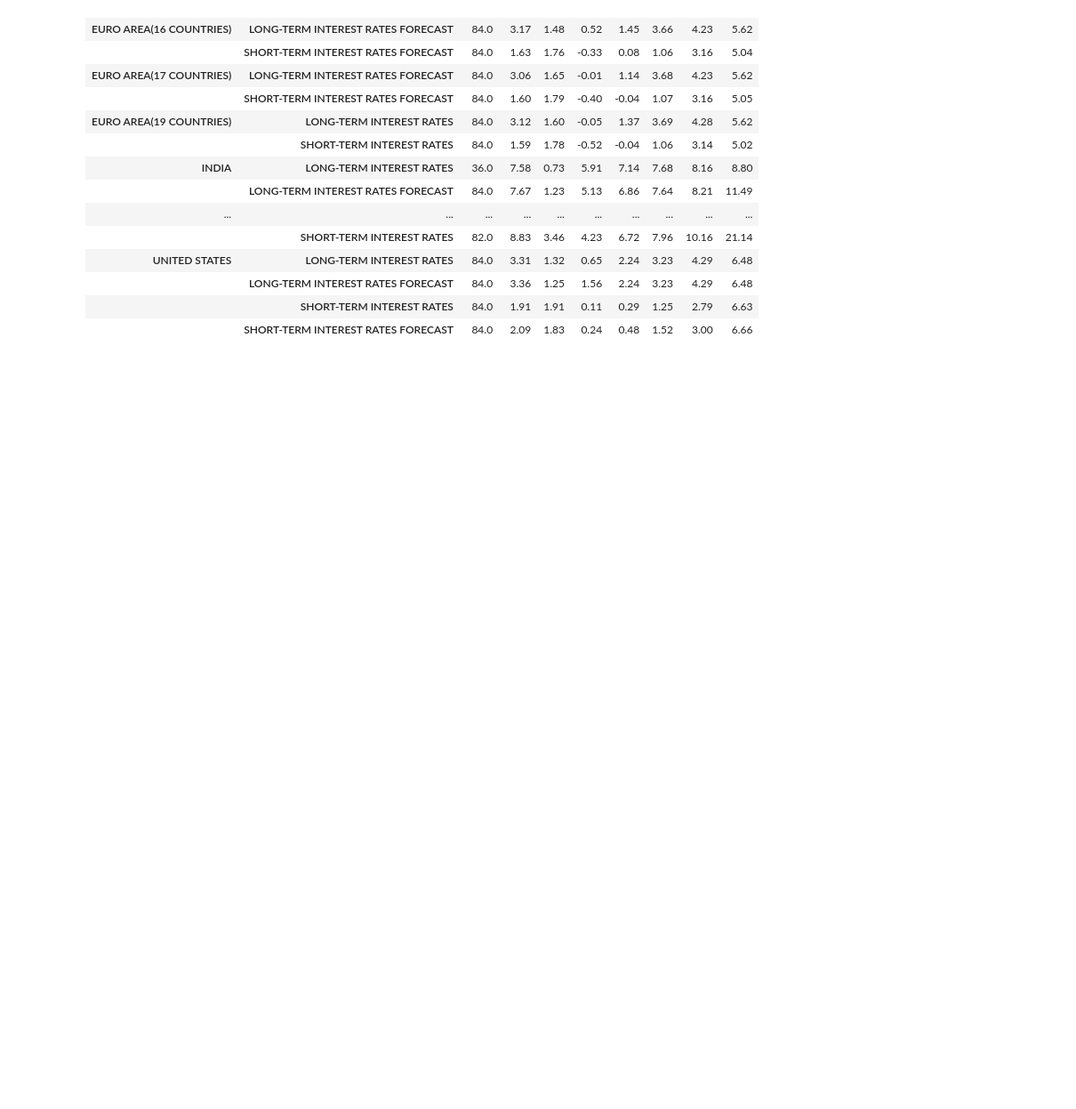
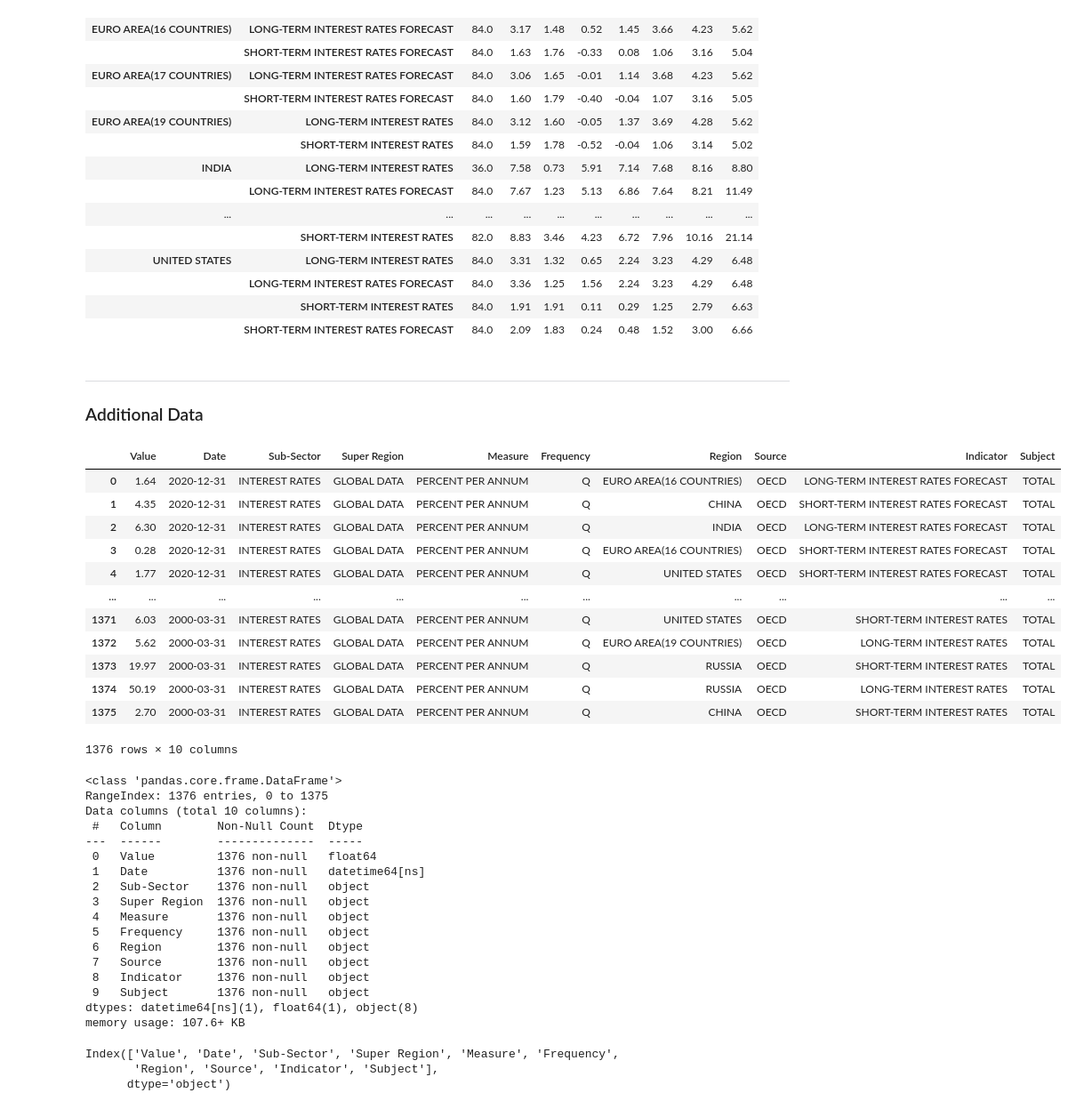
Before and after one commit to griffinbran/Scratchpad, a Jupyter notebook: code/RMDS-2021-Preview.ipynb, the cells around one changed output. Shown at 89% size. Cells and saved outputs as stored; diff of their text form; code cells hidden in the pictures; blank space fills up the shorter version.

```diff
--- a/code/RMDS-2021-Preview.ipynb
+++ b/code/RMDS-2021-Preview.ipynb
@@ -740,3 +767,74 @@ round(interestrates_df.groupby(['Region', 'Indicator']).describe(), 2)
 |  | LONG-TERM INTEREST RATES FORECAST | 84.0 | 3.36 | 1.25 | 1.56 | 2.24 | 3.23 | 4.29 | 6.48 |
 |  | SHORT-TERM INTEREST RATES | 84.0 | 1.91 | 1.91 | 0.11 | 0.29 | 1.25 | 2.79 | 6.63 |
 |  | SHORT-TERM INTEREST RATES FORECAST | 84.0 | 2.09 | 1.83 | 0.24 | 0.48 | 1.52 | 3.00 | 6.66 |
+# %% [markdown]
+---
+### Additional Data
+# %%
+# Sub-Sector: INTEREST RATES
+# Super Region: GLOBAL DATA
+# Measure: PERCENT PER ANNUM
+# Frequency: Q
+# Source: OECD
+# Subject: TOTAL
+
+interestrates_df = pd.read_csv('../data/oecd-interest-rates.csv',
+                               date_parser ='Date',
+                               infer_datetime_format = True)
+
+interestrates_df.Date = pd.to_datetime(interestrates_df.Date,
+                                           format = '%Y/%m/%d')
+def FuncName( df ):
+
+    redundant_cols = []
+
+    for col in df:
+        if df[col].value_counts().count()==1:
+            redundant_cols.append(col)
+    display(df[redundant_cols])
+    return redundant_cols
+
+#interestrates_df.drop(columns=['Sub-Sector',
+#                               'Super Region',
+#                               'Measure',
+#                               'Frequency',
+#                               'Source',
+#                               'Subject'], inplace=True)
+
+display(interestrates_df)
+interestrates_df.info()
+interestrates_df.columns
+# %% [output]
+|  | Value | Date | Sub-Sector | Super Region | Measure | Frequency | Region | Source | Indicator | Subject |
+| 0 | 1.64 | 2020-12-31 | INTEREST RATES | GLOBAL DATA | PERCENT PER ANNUM | Q | EURO AREA(16 COUNTRIES) | OECD | LONG-TERM INTEREST RATES FORECAST | TOTAL |
+| 1 | 4.35 | 2020-12-31 | INTEREST RATES | GLOBAL DATA | PERCENT PER ANNUM | Q | CHINA | OECD | SHORT-TERM INTEREST RATES FORECAST | TOTAL |
+| 2 | 6.30 | 2020-12-31 | INTEREST RATES | GLOBAL DATA | PERCENT PER ANNUM | Q | INDIA | OECD | LONG-TERM INTEREST RATES FORECAST | TOTAL |
+| 3 | 0.28 | 2020-12-31 | INTEREST RATES | GLOBAL DATA | PERCENT PER ANNUM | Q | EURO AREA(16 COUNTRIES) | OECD | SHORT-TERM INTEREST RATES FORECAST | TOTAL |
+| 4 | 1.77 | 2020-12-31 | INTEREST RATES | GLOBAL DATA | PERCENT PER ANNUM | Q | UNITED STATES | OECD | SHORT-TERM INTEREST RATES FORECAST | TOTAL |
+| ... | ... | ... | ... | ... | ... | ... | ... | ... | ... | ... |
+| 1371 | 6.03 | 2000-03-31 | INTEREST RATES | GLOBAL DATA | PERCENT PER ANNUM | Q | UNITED STATES | OECD | SHORT-TERM INTEREST RATES | TOTAL |
+| 1372 | 5.62 | 2000-03-31 | INTEREST RATES | GLOBAL DATA | PERCENT PER ANNUM | Q | EURO AREA(19 COUNTRIES) | OECD | LONG-TERM INTEREST RATES | TOTAL |
+| 1373 | 19.97 | 2000-03-31 | INTEREST RATES | GLOBAL DATA | PERCENT PER ANNUM | Q | RUSSIA | OECD | SHORT-TERM INTEREST RATES | TOTAL |
+| 1374 | 50.19 | 2000-03-31 | INTEREST RATES | GLOBAL DATA | PERCENT PER ANNUM | Q | RUSSIA | OECD | LONG-TERM INTEREST RATES | TOTAL |
+| 1375 | 2.70 | 2000-03-31 | INTEREST RATES | GLOBAL DATA | PERCENT PER ANNUM | Q | CHINA | OECD | SHORT-TERM INTEREST RATES | TOTAL |
+1376 rows × 10 columns
+<class 'pandas.core.frame.DataFrame'>
+RangeIndex: 1376 entries, 0 to 1375
+Data columns (total 10 columns):
+ #   Column        Non-Null Count  Dtype
+---  ------        --------------  -----
+ 0   Value         1376 non-null   float64
+ 1   Date          1376 non-null   datetime64[ns]
+ 2   Sub-Sector    1376 non-null   object
+ 3   Super Region  1376 non-null   object
+ 4   Measure       1376 non-null   object
+ 5   Frequency     1376 non-null   object
+ 6   Region        1376 non-null   object
+ 7   Source        1376 non-null   object
+ 8   Indicator     1376 non-null   object
+ 9   Subject       1376 non-null   object
+dtypes: datetime64[ns](1), float64(1), object(8)
+memory usage: 107.6+ KB
+Index(['Value', 'Date', 'Sub-Sector', 'Super Region', 'Measure', 'Frequency',
+       'Region', 'Source', 'Indicator', 'Subject'],
+      dtype='object')
```
Also changed, not shown: parts of 12 cells of this notebook.
